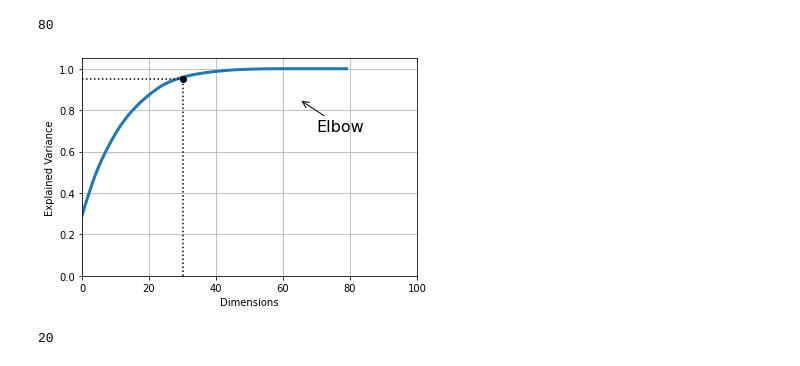
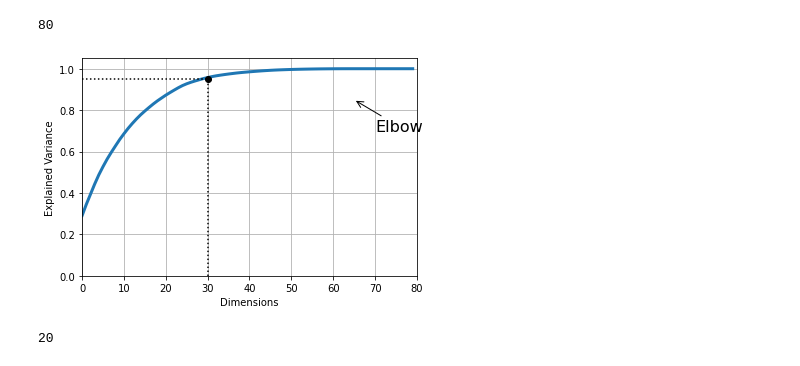
Before and after one commit to TheJproject/Case1, a Jupyter notebook: Case1modeling.ipynb, the cells around one changed output. Saved outputs shown, nothing was run; the diff lists cells and outputs as text; code cells hidden in the pictures.

```diff
--- a/Case1modeling.ipynb
+++ b/Case1modeling.ipynb
@@ -27,18 +60,18 @@ print(pca.n_components_)
 # %%
 plt.figure(figsize=(6,4))
 plt.plot(cumsum, linewidth=3)
-plt.axis([0, 100, 0, 1.05])
+plt.axis([0, 80, 0, 1.05])
 plt.xlabel("Dimensions")
 plt.ylabel("Explained Variance")
 plt.plot([d, d], [0, 0.95], "k:")
 plt.plot([0, d], [0.95, 0.95], "k:")
 plt.plot(d, 0.95, "ko")
 plt.annotate("Elbow", xy=(65, 0.85), xytext=(70, 0.7),
              arrowprops=dict(arrowstyle="->"), fontsize=16)
 plt.grid(True)
 plt.show()
 # %% [output]
-[figure, old version]
+[figure, new version]
 # %%
 pca = PCA(n_components=0.95)
 x_reduced = pca.fit_transform(x_train_prepared)
```
Also changed, not shown: parts of 17 cells of this notebook, 1 other file.
